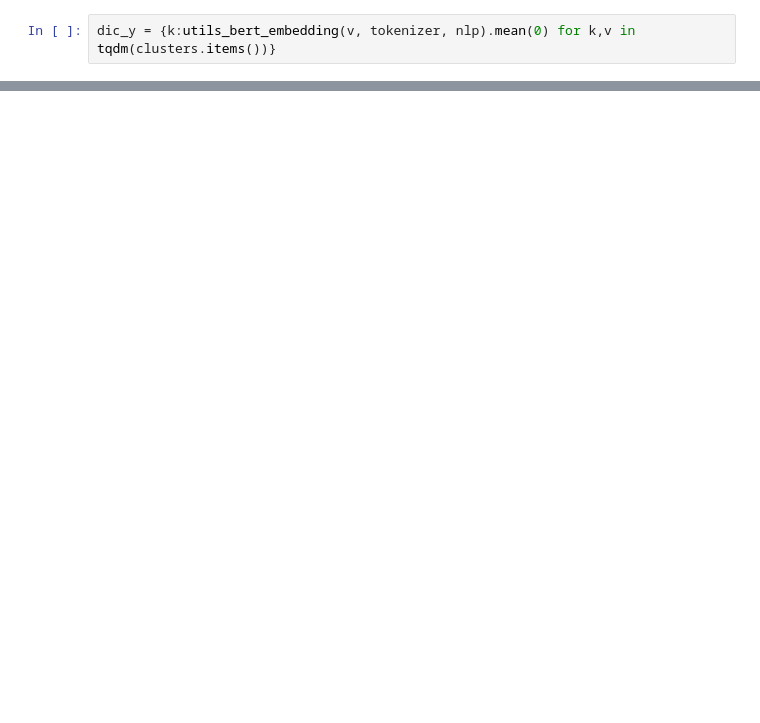
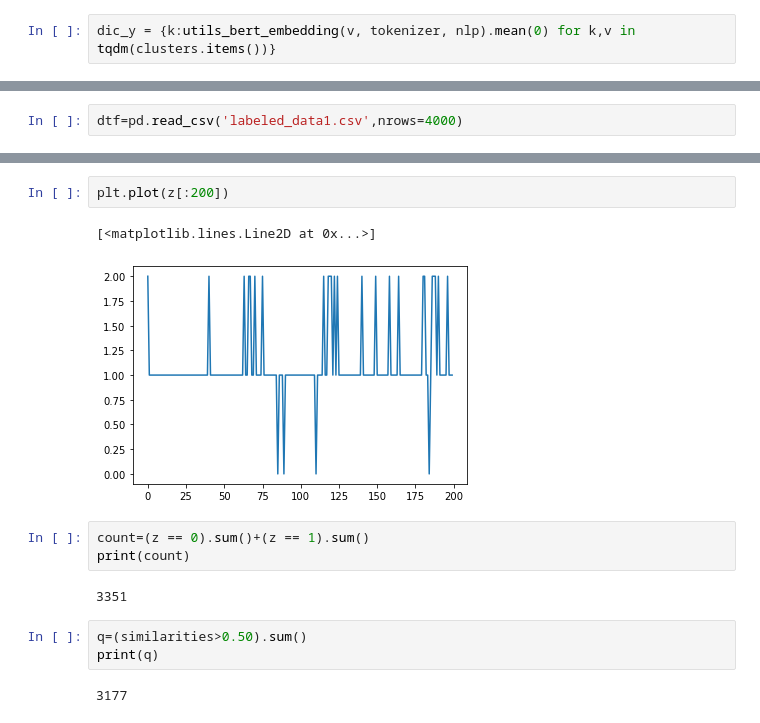
Before and after one commit to suyashsingh234/Hate-Speech, a Jupyter notebook: ml.ipynb, the cells around one changed output, grey strips where cells are left out. Cells and saved outputs as stored; diff of their text form; blank space fills up the shorter version.

```diff
--- a/ml.ipynb
+++ b/ml.ipynb
@@ -172,0 +150,2 @@ similarities[0]=similarities[0]/sum(similarities[0])
+# %%
+dtf=pd.read_csv('labeled_data1.csv',nrows=4000)
@@ -182,0 +189,15 @@ plt.show()
+# %%
+plt.plot(z[:200])
+# %% [output]
+[<matplotlib.lines.Line2D at 0x...>]
+[figure, added]
+# %%
+count=(z == 0).sum()+(z == 1).sum()
+print(count)
+# %% [output]
+3351
+# %%
+q=(similarities>0.50).sum()
+print(q)
+# %% [output]
+3177
```
Also changed, not shown: parts of 21 cells of this notebook, 1 other file.
